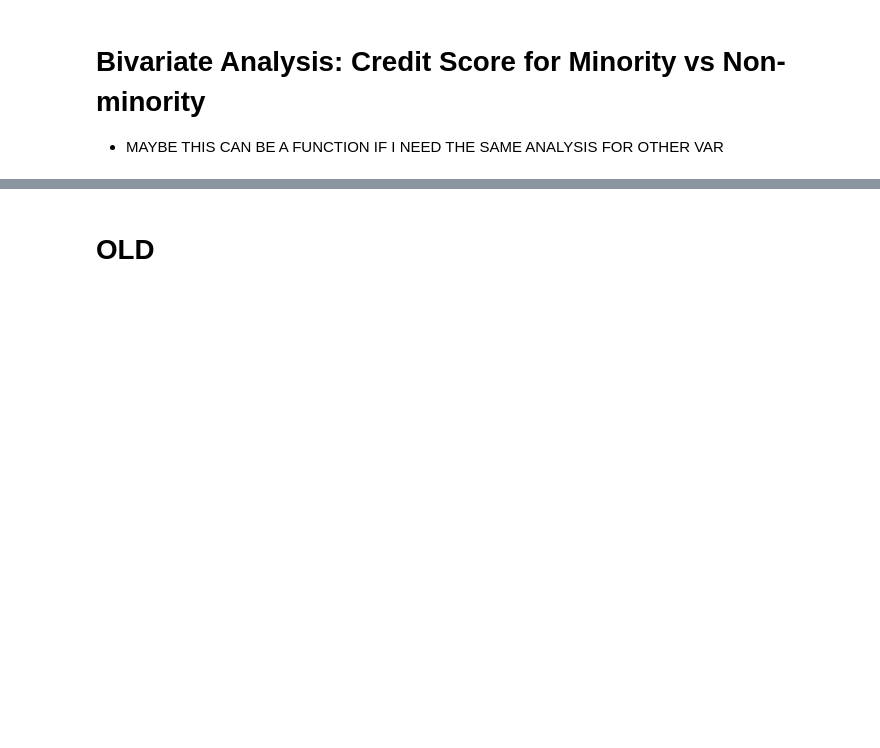
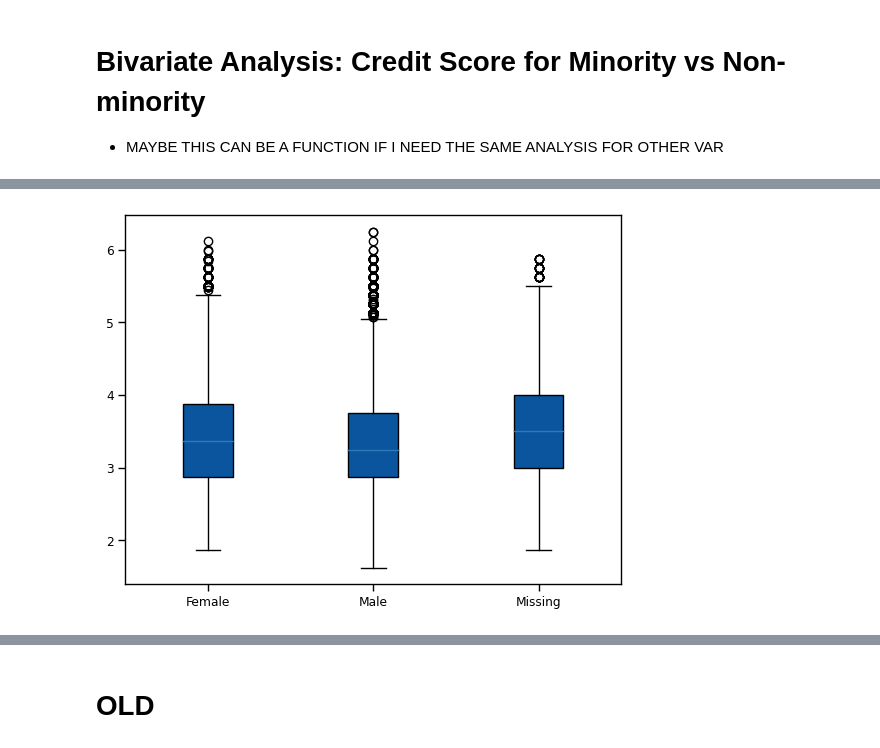
Before and after one commit to frafuria/GH_TEHSIS, a Jupyter notebook: CODICE/1_dataset/1_cleaning_exploratory_analysis.ipynb, the cells around one changed output, grey strips where cells are left out. Cells and saved outputs as stored; diff of their text form; code cells hidden in the pictures; blank space fills up the shorter version.

```diff
--- a/CODICE/1_dataset/1_cleaning_exploratory_analysis.ipynb
+++ b/CODICE/1_dataset/1_cleaning_exploratory_analysis.ipynb
@@ -1118,0 +1204,7 @@ plt.show()
+# %%
+data['Gender1']=data['Borrower1GenderType'].apply(lambda x: 3 if x==6 else x).astype("category")
+data['Gender1']=data['Gender1'].apply(lambda x: 'Male' if x==1 else x).astype("category")
+data['Gender1']=data['Gender1'].apply(lambda x: 'Female' if x==2 else x).astype("category")
+data['Gender1']=data['Gender1'].apply(lambda x: 'Missing' if x==3 else x).astype("category")
+
+data['Gender1'].value_counts().sort_index()
@@ -1118,0 +1217,2 @@ plt.show()
+# %%
+namevar = 'Gender1'
@@ -1118,0 +1231,10 @@ plt.show()
+# %%
+options = sorted(dist[namevar].unique())
+plt.boxplot([dist[dist[namevar] == category]['NoteRatePercent'] for category in options],
+            labels=options,
+            showfliers=True,  # Optionally, you can show or hide outliers
+            patch_artist=True,  # Fills the boxes with color
+            #boxprops=dict(facecolor='lightblue')
+           );
+# %% [output]
+[figure, added]
```
Also changed, not shown: parts of 32 cells of this notebook, 12 other files.
